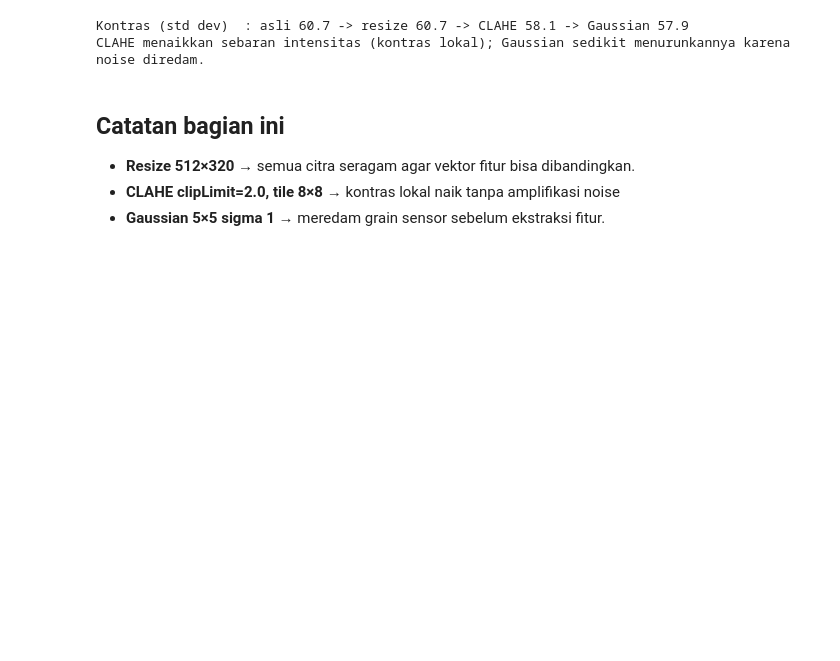
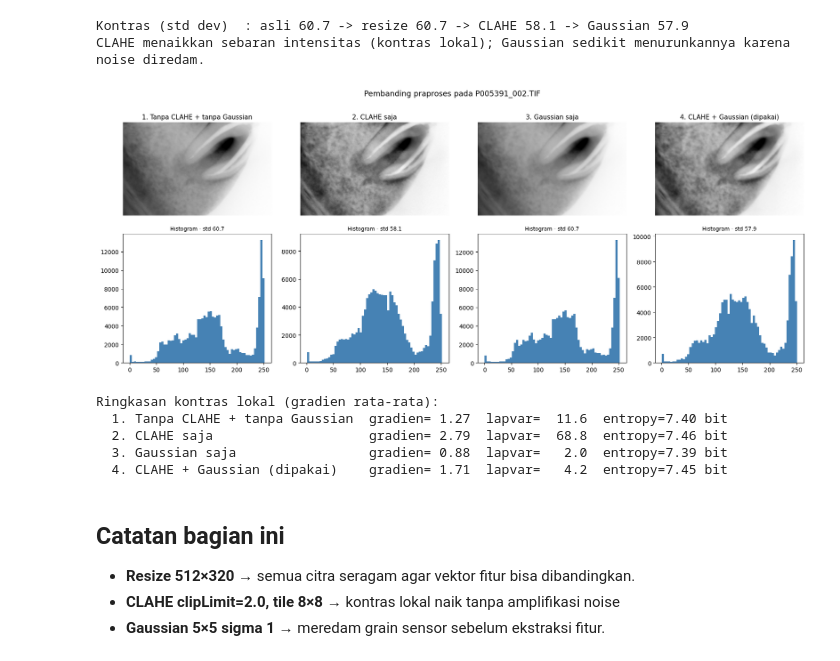
Before and after one commit to raditya12/periapical-lesion-classification-pcvk-, a Jupyter notebook: 01a_Dataset_Praproses.ipynb, the cells around one changed output. Cells and saved outputs as stored; diff of their text form; code cells hidden in the pictures; blank space fills up the shorter version.

Commit message:
feat(01a): tambah sel pembanding dengan/tanpa CLAHE & Gaussian

```diff
--- a/01a_Dataset_Praproses.ipynb
+++ b/01a_Dataset_Praproses.ipynb
@@ -138,6 +138,47 @@ print('CLAHE menaikkan sebaran intensitas (kontras lokal); Gaussian sedikit menu
 [figure]
 Kontras (std dev)  : asli 60.7 -> resize 60.7 -> CLAHE 58.1 -> Gaussian 57.9
 CLAHE menaikkan sebaran intensitas (kontras lokal); Gaussian sedikit menurunkannya karena noise diredam.
+# %%
+# ===== PEMBANDING: dengan / tanpa CLAHE dan Gaussian (hanya output gambar) =====
+# Catatan: fungsi preprocess() TIDAK diubah. Kombinasi dirakit di dalam sel ini saja.
+import random
+random.seed(3)
+
+sampel = random.choice(files)
+asli = cv2.imread(sampel, cv2.IMREAD_GRAYSCALE)
+dasar = cv2.resize(asli, (RESIZE_W, RESIZE_H), interpolation=cv2.INTER_AREA)
+
+kombinasi = [
+    ('1. Tanpa CLAHE + tanpa Gaussian', dasar),
+    ('2. CLAHE saja', cv2.createCLAHE(clipLimit=2.0, tileGridSize=(8, 8)).apply(dasar)),
+    ('3. Gaussian saja', cv2.GaussianBlur(dasar, (5, 5), sigmaX=1.0)),
+    ('4. CLAHE + Gaussian (dipakai)', cv2.GaussianBlur(
+        cv2.createCLAHE(clipLimit=2.0, tileGridSize=(8, 8)).apply(dasar), (5, 5), sigmaX=1.0)),
+]
+
+fig, axes = plt.subplots(2, 4, figsize=(17, 7))
+for k, (nama, im) in enumerate(kombinasi):
+    axes[0][k].imshow(im, cmap='gray')
+    axes[0][k].set_title(nama, fontsize=11)
+    axes[0][k].axis('off')
+    axes[1][k].hist(im.ravel(), bins=64, color='steelblue')
+    axes[1][k].set_title('Histogram - std %.1f' % im.std(), fontsize=9)
+plt.suptitle('Pembanding praproses pada ' + os.path.basename(sampel), fontsize=13)
+plt.tight_layout()
+plt.show()
+
+print('Ringkasan kontras lokal (gradien rata-rata):')
+for nama, im in kombinasi:
+    f = im.astype(np.float32)
+    grad = (np.abs(np.diff(f, axis=1)).mean() + np.abs(np.diff(f, axis=0)).mean()) / 2
+    print(f'  {nama:32s} gradien={grad:5.2f}  lapvar={cv2.Laplacian(im, cv2.CV_32F).var():6.1f}  entropy={-np.sum((np.histogram(im, bins=256, range=(0,256))[0]/im.size) * np.log2(np.histogram(im, bins=256, range=(0,256))[0]/im.size + 1e-12)):.2f} bit')
+# %% [output]
+[figure, added]
+Ringkasan kontras lokal (gradien rata-rata):
+  1. Tanpa CLAHE + tanpa Gaussian  gradien= 1.27  lapvar=  11.6  entropy=7.40 bit
+  2. CLAHE saja                    gradien= 2.79  lapvar=  68.8  entropy=7.46 bit
+  3. Gaussian saja                 gradien= 0.88  lapvar=   2.0  entropy=7.39 bit
+  4. CLAHE + Gaussian (dipakai)    gradien= 1.71  lapvar=   4.2  entropy=7.45 bit
 # %% [markdown]
 ## Catatan bagian ini
 - **Resize 512×320** → semua citra seragam agar vektor fitur bisa dibandingkan.
```
Also changed, not shown: parts of 3 cells of this notebook.
